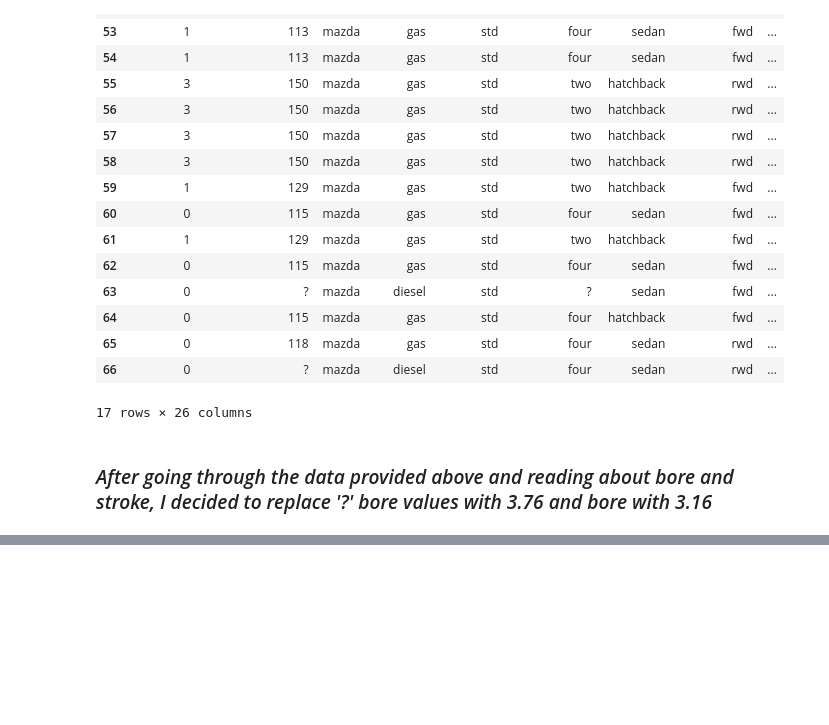
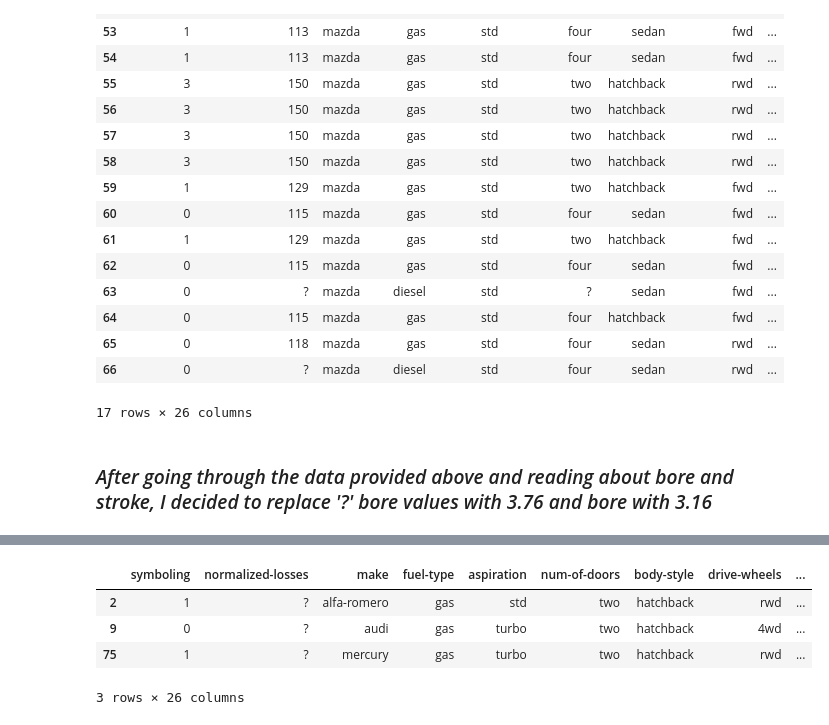
Before and after one commit to ghanalk1/Automobile-Price-Prediction, a Jupyter notebook: Automobile_Price_Prediction.ipynb, the cells around one changed output, grey strips where cells are left out. Cells and saved outputs as stored; diff of their text form; code cells hidden in the pictures; blank space fills up the shorter version.

```diff
--- a/Automobile_Price_Prediction.ipynb
+++ b/Automobile_Price_Prediction.ipynb
@@ -118,0 +196,9 @@ for i in range(55, 59):
+# %%
+# checking price for hatchback with more than 150hp
+auto[(auto['body-style'] == 'hatchback') & (auto['horsepower'] > 150)].head(3)
+# %% [output]
+|  | symboling | normalized-losses | make | fuel-type | aspiration | num-of-doors | body-style | drive-wheels | ... |
+| 2 | 1 | ? | alfa-romero | gas | std | two | hatchback | rwd | ... |
+| 9 | 0 | ? | audi | gas | turbo | two | hatchback | 4wd | ... |
+| 75 | 1 | ? | mercury | gas | turbo | two | hatchback | rwd | ... |
+3 rows × 26 columns
```
Also changed, not shown: parts of 23 cells of this notebook.
